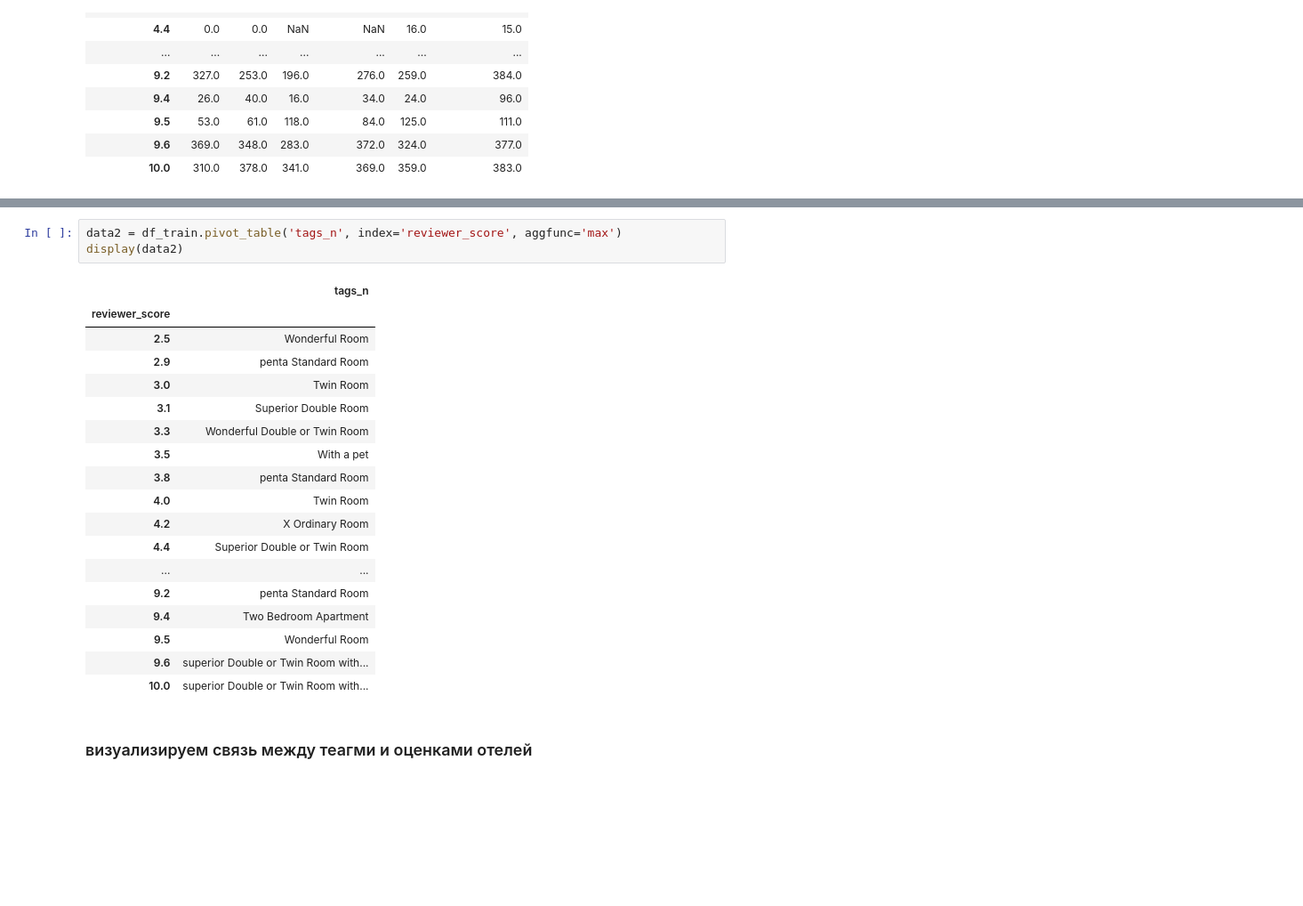
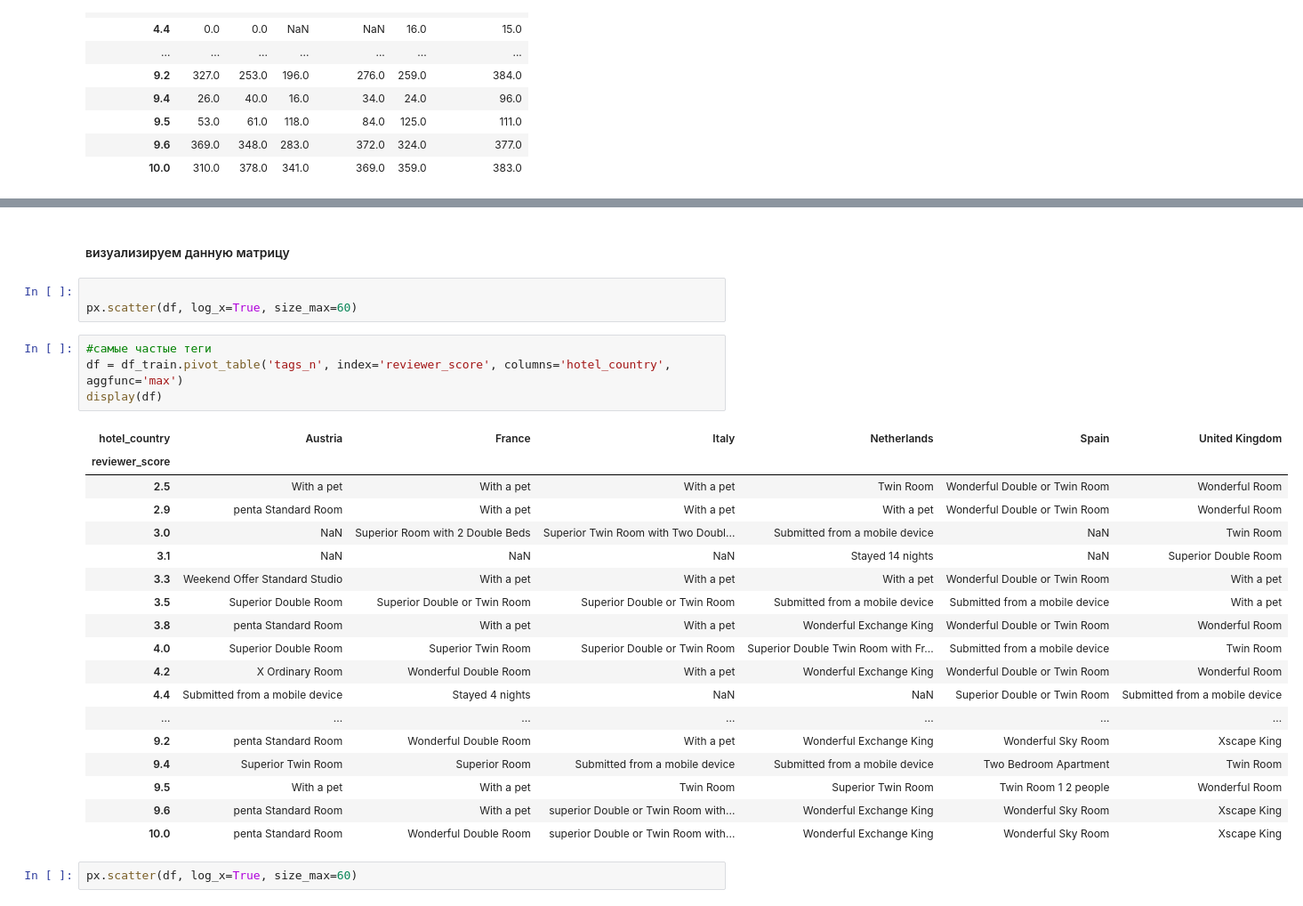
Before and after one commit to AleksandrFrom/SF_DS, a Jupyter notebook: EDA-Project3.ipynb, the cells around one changed output, grey strips where cells are left out. Shown at 89% size. Drawn from its saved outputs; the diff is of its cells as text; blank space fills up the shorter version.

```diff
--- a/EDA-Project3.ipynb
+++ b/EDA-Project3.ipynb
@@ -298,24 +260,30 @@ plt.show()
+# %% [markdown]
+#### визуализируем данную матрицу
+# %%
+
+px.scatter(df, log_x=True, size_max=60)
 # %%
-data2 = df_train.pivot_table('tags_n', index='reviewer_score', aggfunc='max')
-display(data2)
+#самые частые теги
+df = df_train.pivot_table('tags_n', index='reviewer_score', columns='hotel_country', aggfunc='max')
+display(df)
 # %% [output]
-|  | tags_n |
-| reviewer_score |  |
-| 2.5 | Wonderful Room |
-| 2.9 | penta Standard Room |
-| 3.0 | Twin Room |
-| 3.1 | Superior Double Room |
-| 3.3 | Wonderful Double or Twin Room |
-| 3.5 | With a pet |
-| 3.8 | penta Standard Room |
-| 4.0 | Twin Room |
-| 4.2 | X Ordinary Room |
-| 4.4 | Superior Double or Twin Room |
-| ... | ... |
-| 9.2 | penta Standard Room |
-| 9.4 | Two Bedroom Apartment |
-| 9.5 | Wonderful Room |
-| 9.6 | superior Double or Twin Room with... |
-| 10.0 | superior Double or Twin Room with... |
+| hotel_country | Austria | France | Italy | Netherlands | Spain | United Kingdom |
+| reviewer_score |  |  |  |  |  |  |
+| 2.5 | With a pet | With a pet | With a pet | Twin Room | Wonderful Double or Twin Room | Wonderful Room |
+| 2.9 | penta Standard Room | With a pet | With a pet | With a pet | Wonderful Double or Twin Room | Wonderful Room |
+| 3.0 | NaN | Superior Room with 2 Double Beds | Superior Twin Room with Two Doubl... | Submitted from a mobile device | NaN | Twin Room |
+| 3.1 | NaN | NaN | NaN | Stayed 14 nights | NaN | Superior Double Room |
+| 3.3 | Weekend Offer Standard Studio | With a pet | With a pet | With a pet | Wonderful Double or Twin Room | With a pet |
+| 3.5 | Superior Double Room | Superior Double or Twin Room | Superior Double or Twin Room | Submitted from a mobile device | Submitted from a mobile device | With a pet |
+| 3.8 | penta Standard Room | With a pet | With a pet | Wonderful Exchange King | Wonderful Double or Twin Room | Wonderful Room |
+| 4.0 | Superior Double Room | Superior Twin Room | Superior Double or Twin Room | Superior Double Twin Room with Fr... | Submitted from a mobile device | Twin Room |
+| 4.2 | X Ordinary Room | Wonderful Double Room | With a pet | Wonderful Exchange King | Wonderful Double or Twin Room | Wonderful Room |
+| 4.4 | Submitted from a mobile device | Stayed 4 nights | NaN | NaN | Superior Double or Twin Room | Submitted from a mobile device |
+| ... | ... | ... | ... | ... | ... | ... |
+| 9.2 | penta Standard Room | Wonderful Double Room | With a pet | Wonderful Exchange King | Wonderful Sky Room | Xscape King |
+| 9.4 | Superior Twin Room | Superior Room | Submitted from a mobile device | Submitted from a mobile device | Two Bedroom Apartment | Twin Room |
+| 9.5 | With a pet | With a pet | Twin Room | Superior Twin Room | Twin Room 1 2 people | Wonderful Room |
+| 9.6 | penta Standard Room | With a pet | superior Double or Twin Room with... | Wonderful Exchange King | Wonderful Sky Room | Xscape King |
+| 10.0 | penta Standard Room | Wonderful Double Room | superior Double or Twin Room with... | Wonderful Exchange King | Wonderful Sky Room | Xscape King |
-# %% [markdown]
-### визуализируем связь между теагми и оценками отелей
+# %%
+px.scatter(df, log_x=True, size_max=60)
```
Also changed, not shown: parts of 12 cells of this notebook, 1 other file.
